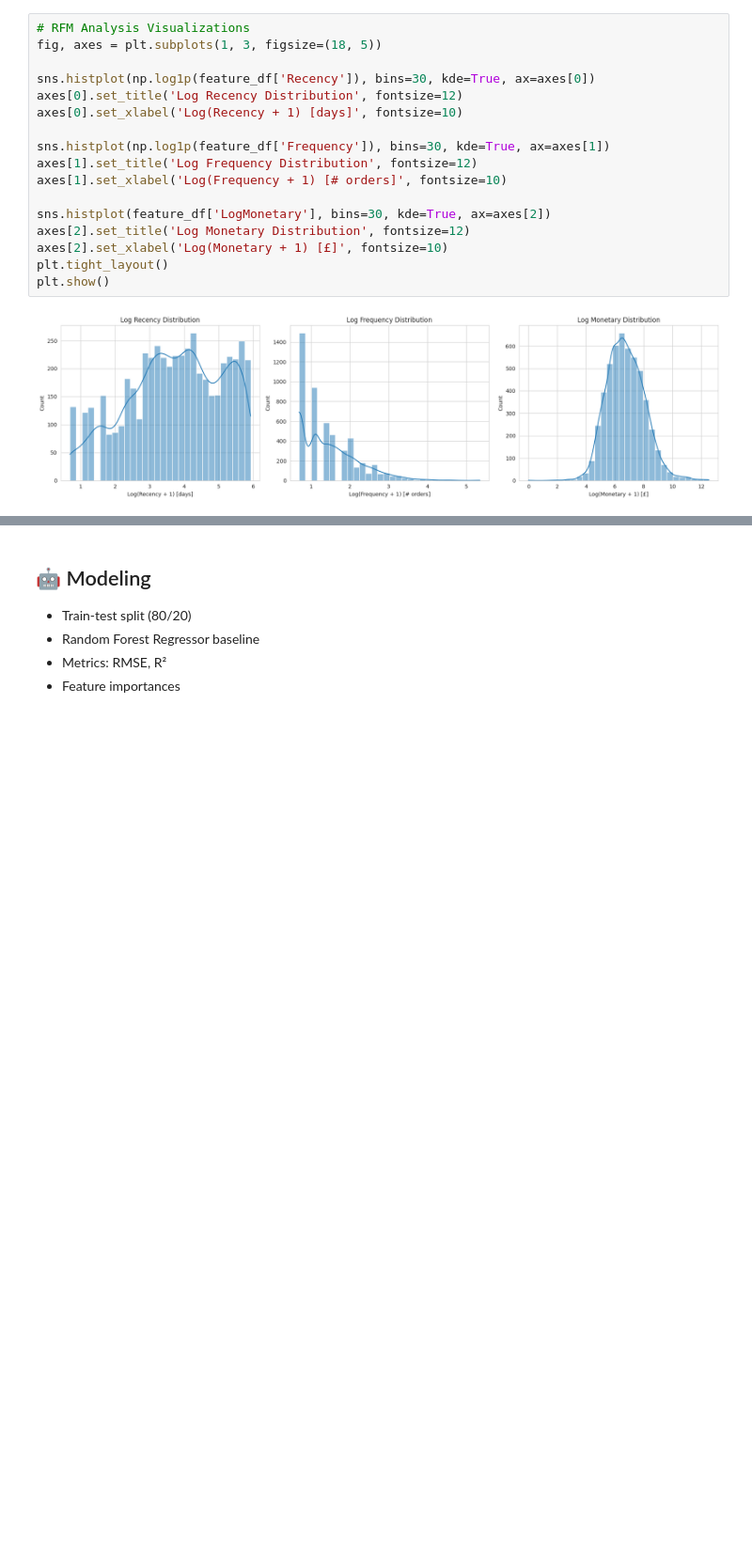
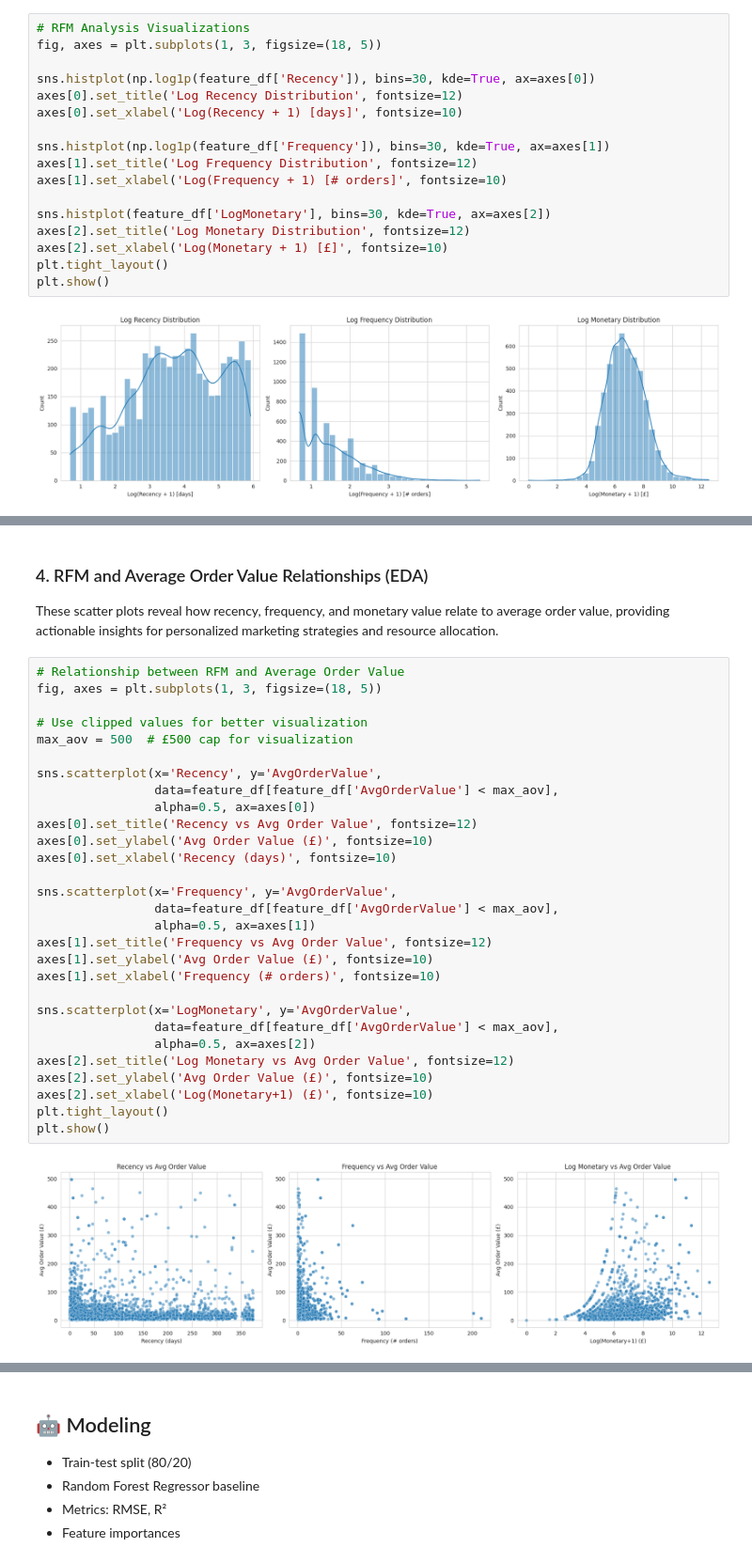
Before and after one commit to egedolmaci/dsa210-term-project, a Jupyter notebook: main.ipynb, the cells around one changed output, grey strips where cells are left out. Shown at 94% size. Drawn from its saved outputs; the diff is of its cells as text; blank space fills up the shorter version.

```diff
--- a/main.ipynb
+++ b/main.ipynb
@@ -147,0 +170,34 @@ plt.show()
+# %% [markdown]
+### 4. RFM and Average Order Value Relationships (EDA)
+These scatter plots reveal how recency, frequency, and monetary value relate to average order value, providing actionable insights for personalized marketing strategies and resource allocation.
+# %%
+# Relationship between RFM and Average Order Value
+fig, axes = plt.subplots(1, 3, figsize=(18, 5))
+
+# Use clipped values for better visualization
+max_aov = 500  # £500 cap for visualization
+
+sns.scatterplot(x='Recency', y='AvgOrderValue',
+                data=feature_df[feature_df['AvgOrderValue'] < max_aov],
+                alpha=0.5, ax=axes[0])
+axes[0].set_title('Recency vs Avg Order Value', fontsize=12)
+axes[0].set_ylabel('Avg Order Value (£)', fontsize=10)
+axes[0].set_xlabel('Recency (days)', fontsize=10)
+
+sns.scatterplot(x='Frequency', y='AvgOrderValue',
+                data=feature_df[feature_df['AvgOrderValue'] < max_aov],
+                alpha=0.5, ax=axes[1])
+axes[1].set_title('Frequency vs Avg Order Value', fontsize=12)
+axes[1].set_ylabel('Avg Order Value (£)', fontsize=10)
+axes[1].set_xlabel('Frequency (# orders)', fontsize=10)
+
+sns.scatterplot(x='LogMonetary', y='AvgOrderValue',
+                data=feature_df[feature_df['AvgOrderValue'] < max_aov],
+                alpha=0.5, ax=axes[2])
+axes[2].set_title('Log Monetary vs Avg Order Value', fontsize=12)
+axes[2].set_ylabel('Avg Order Value (£)', fontsize=10)
+axes[2].set_xlabel('Log(Monetary+1) (£)', fontsize=10)
+plt.tight_layout()
+plt.show()
+# %% [output]
+[figure, added]
```
Also changed, not shown: parts of 8 cells of this notebook.
